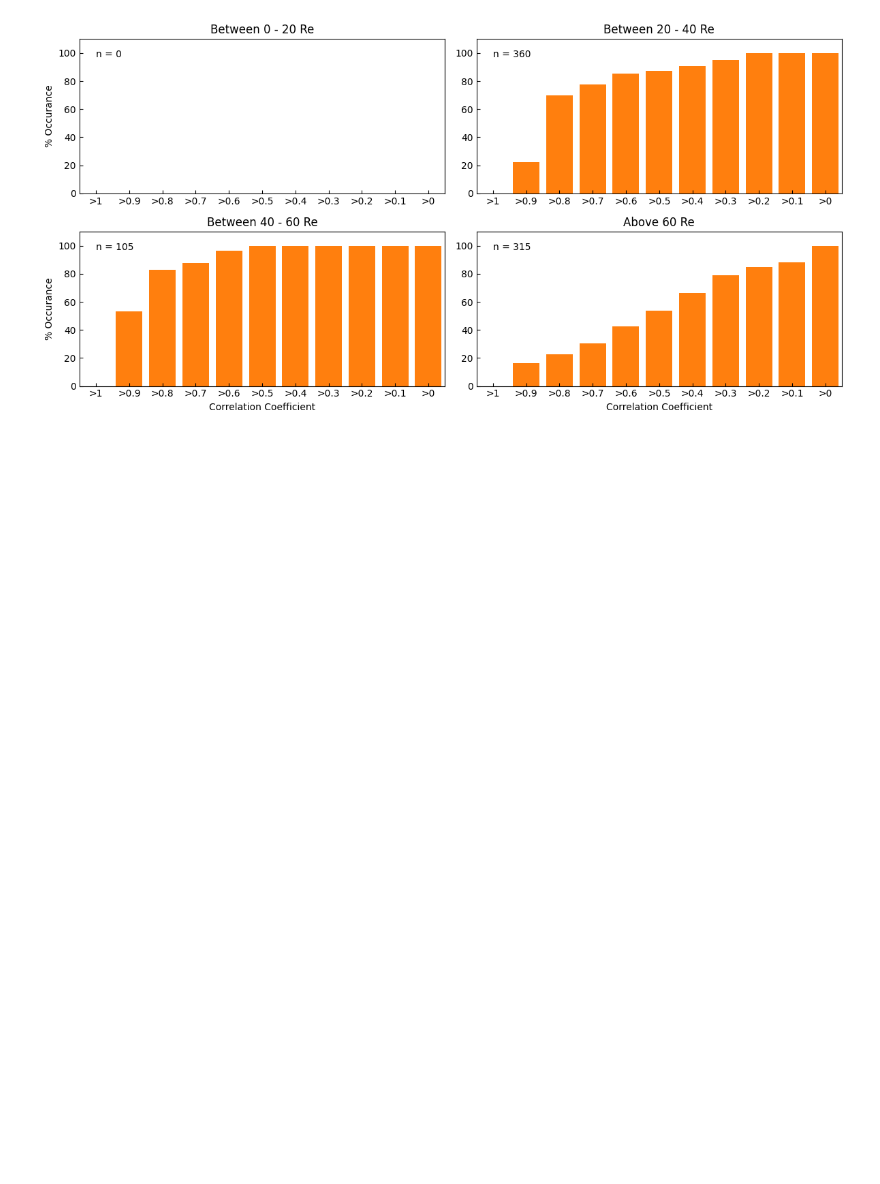
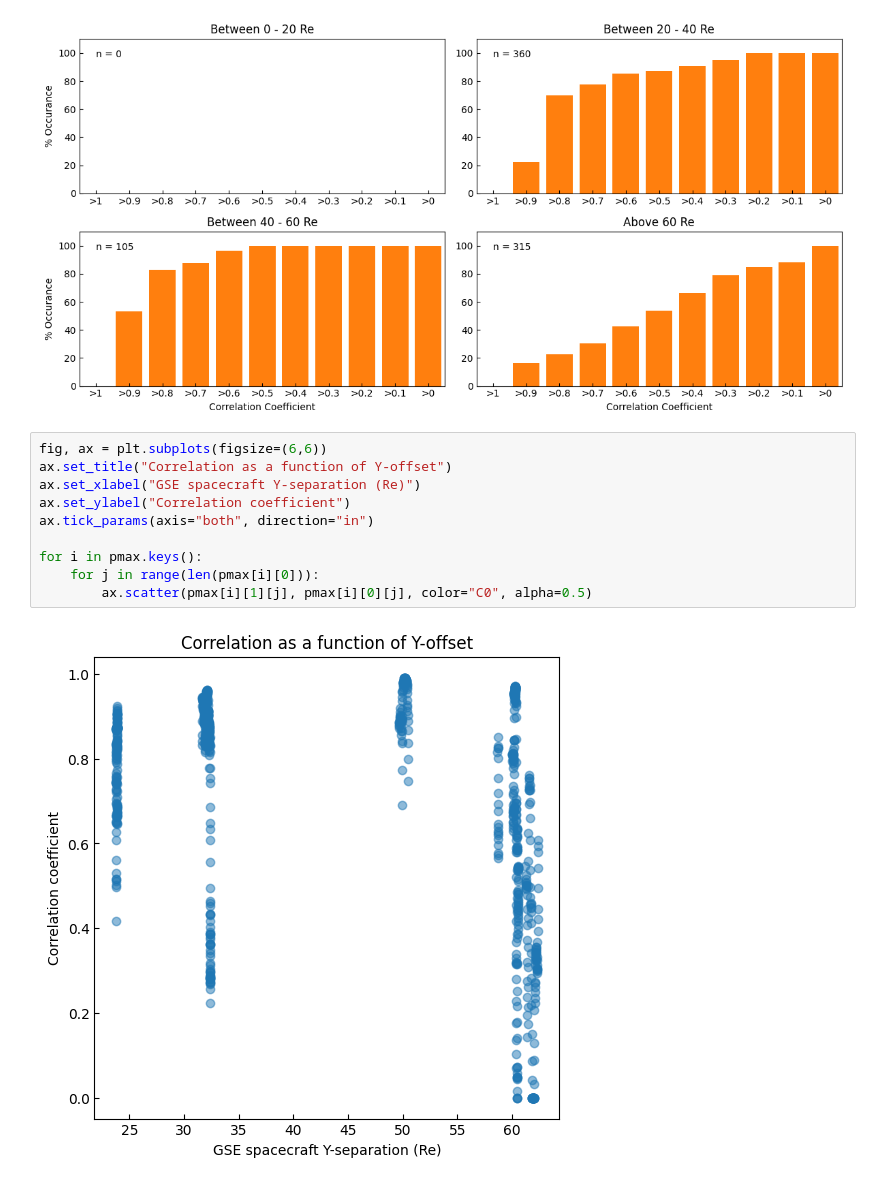
Before and after one commit to EspenFredrick/Solar-Wind-Reliability, a Jupyter notebook: SW-Width/SW-width.ipynb, the cells around one changed output. Cells and saved outputs as stored; diff of their text form; blank space fills up the shorter version.

Commit message:
Added scatter plot of average correlation coef

```diff
--- a/SW-Width/SW-width.ipynb
+++ b/SW-Width/SW-width.ipynb
@@ -427,3 +423,15 @@ plt.tight_layout()
 plt.savefig("Plots/BarsByY", dpi=300)
 # %% [output]
 [figure]
+# %%
+fig, ax = plt.subplots(figsize=(6,6))
+ax.set_title("Correlation as a function of Y-offset")
+ax.set_xlabel("GSE spacecraft Y-separation (Re)")
+ax.set_ylabel("Correlation coefficient")
+ax.tick_params(axis="both", direction="in")
+
+for i in pmax.keys():
+    for j in range(len(pmax[i][0])):
+        ax.scatter(pmax[i][1][j], pmax[i][0][j], color="C0", alpha=0.5)
+# %% [output]
+[figure, added]
```
Also changed, not shown: parts of 4 cells of this notebook, 1 other file.
